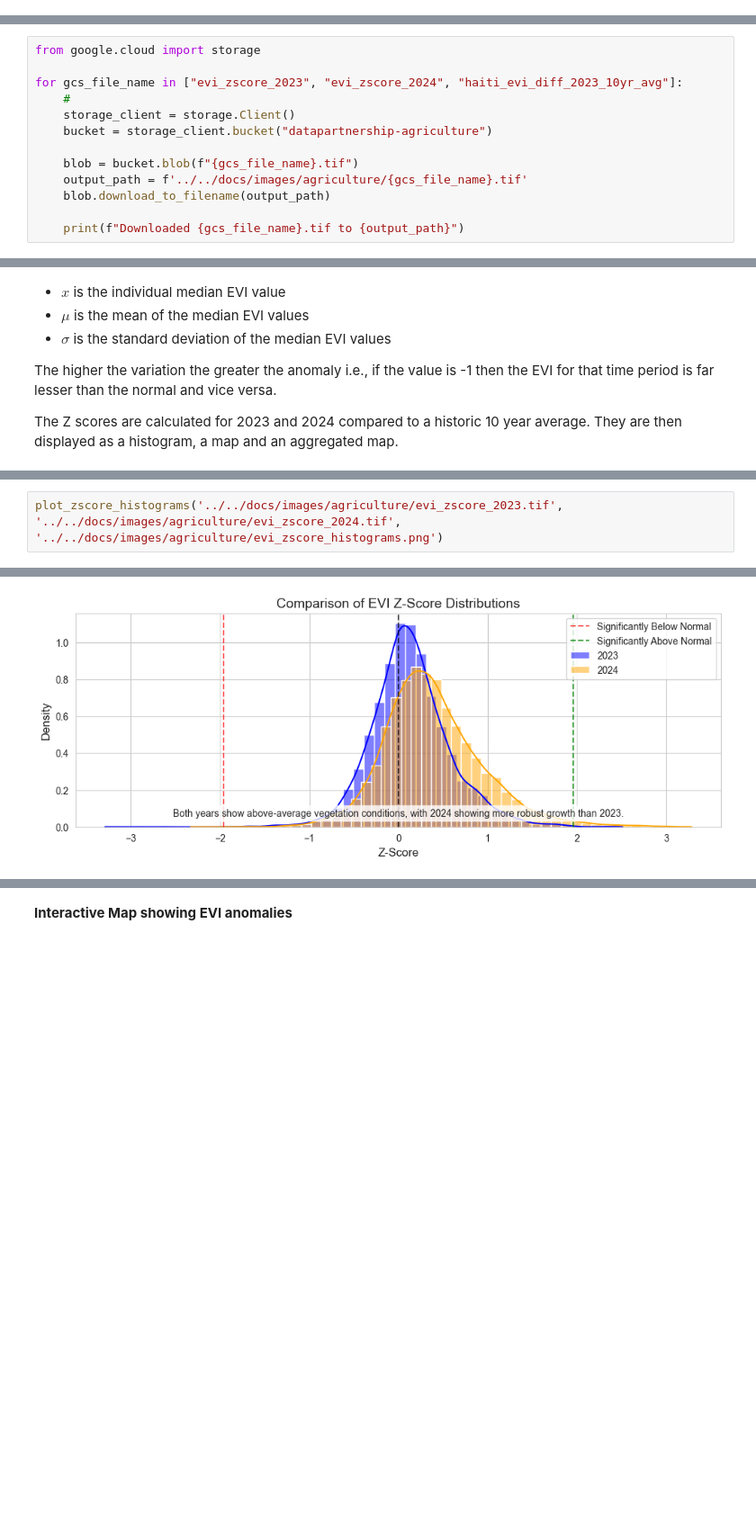
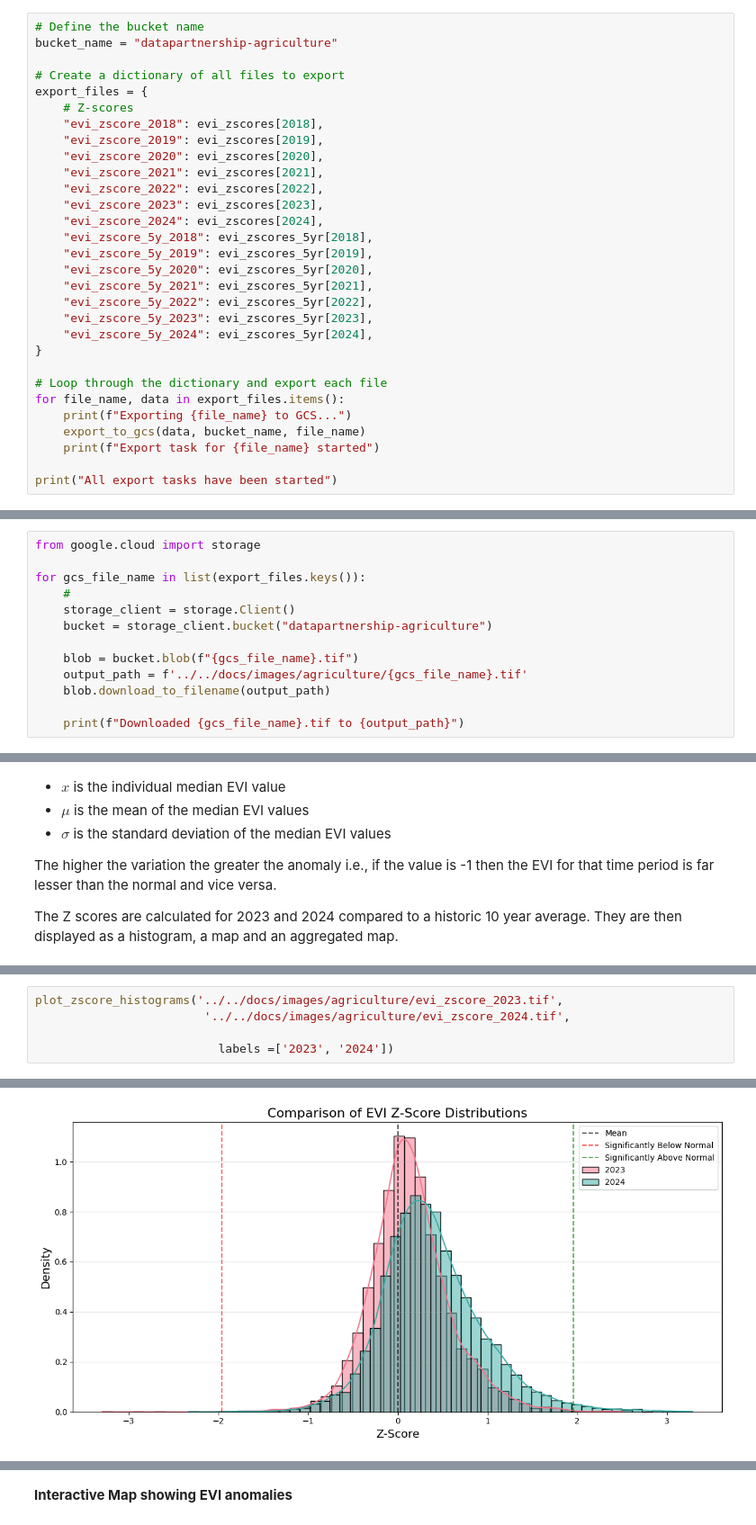
Before and after one commit to worldbank/haiti-agriculture-analytics, a Jupyter notebook: notebooks/agriculture/crop-productivity copy.ipynb, the cells around one changed output, grey strips where cells are left out. Shown at 90% size. Cells and saved outputs as stored; diff of their text form; blank space fills up the shorter version.

```diff
--- a/notebooks/agriculture/crop-productivity copy.ipynb
+++ b/notebooks/agriculture/crop-productivity copy.ipynb
@@ -440,0 +464,30 @@ Task complete with state: COMPLETED
+# %%
+# Define the bucket name
+bucket_name = "datapartnership-agriculture"
+
+# Create a dictionary of all files to export
+export_files = {
+    # Z-scores
+    "evi_zscore_2018": evi_zscores[2018],
+    "evi_zscore_2019": evi_zscores[2019],
+    "evi_zscore_2020": evi_zscores[2020],
+    "evi_zscore_2021": evi_zscores[2021],
+    "evi_zscore_2022": evi_zscores[2022],
+    "evi_zscore_2023": evi_zscores[2023],
+    "evi_zscore_2024": evi_zscores[2024],
+    "evi_zscore_5y_2018": evi_zscores_5yr[2018],
+    "evi_zscore_5y_2019": evi_zscores_5yr[2019],
+    "evi_zscore_5y_2020": evi_zscores_5yr[2020],
+    "evi_zscore_5y_2021": evi_zscores_5yr[2021],
+    "evi_zscore_5y_2022": evi_zscores_5yr[2022],
+    "evi_zscore_5y_2023": evi_zscores_5yr[2023],
+    "evi_zscore_5y_2024": evi_zscores_5yr[2024],
+}
+
+# Loop through the dictionary and export each file
+for file_name, data in export_files.items():
+    print(f"Exporting {file_name} to GCS...")
+    export_to_gcs(data, bucket_name, file_name)
+    print(f"Export task for {file_name} started")
+
+print("All export tasks have been started")
@@ -441,7 +512,7 @@ Task complete with state: COMPLETED
 # %%
 from google.cloud import storage
 
-for gcs_file_name in ["evi_zscore_2023", "evi_zscore_2024", "haiti_evi_diff_2023_10yr_avg"]:
+for gcs_file_name in list(export_files.keys()):
     #
     storage_client = storage.Client()
     bucket = storage_client.bucket("datapartnership-agriculture")
@@ -610,3 +697,6 @@ def plot_zscore_histograms(zscore_2023_path, zscore_2024_path, output_path=None)
 # %%
-plot_zscore_histograms('../../docs/images/agriculture/evi_zscore_2023.tif', '../../docs/images/agriculture/evi_zscore_2024.tif', '../../docs/images/agriculture/evi_zscore_histograms.png')
+plot_zscore_histograms('../../docs/images/agriculture/evi_zscore_2023.tif',
+                        '../../docs/images/agriculture/evi_zscore_2024.tif',
+
+                          labels =['2023', '2024'])
 # %% [output]
@@ -613 +710 @@ plot_zscore_histograms('../../docs/images/agriculture/evi_zscore_2023.tif', '../
-[figure, old version]
+[figure, new version]
```
Also changed, not shown: parts of 33 cells of this notebook.
